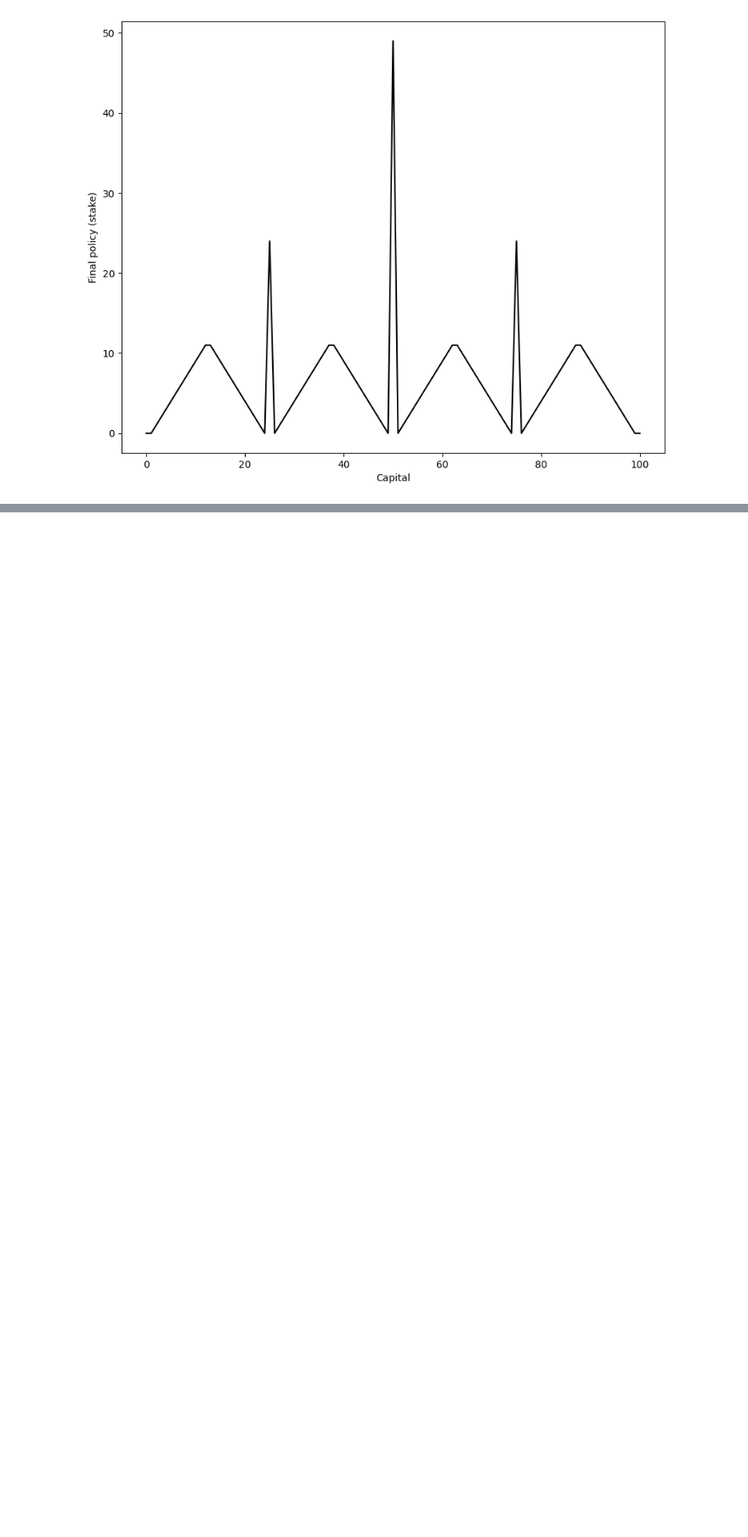
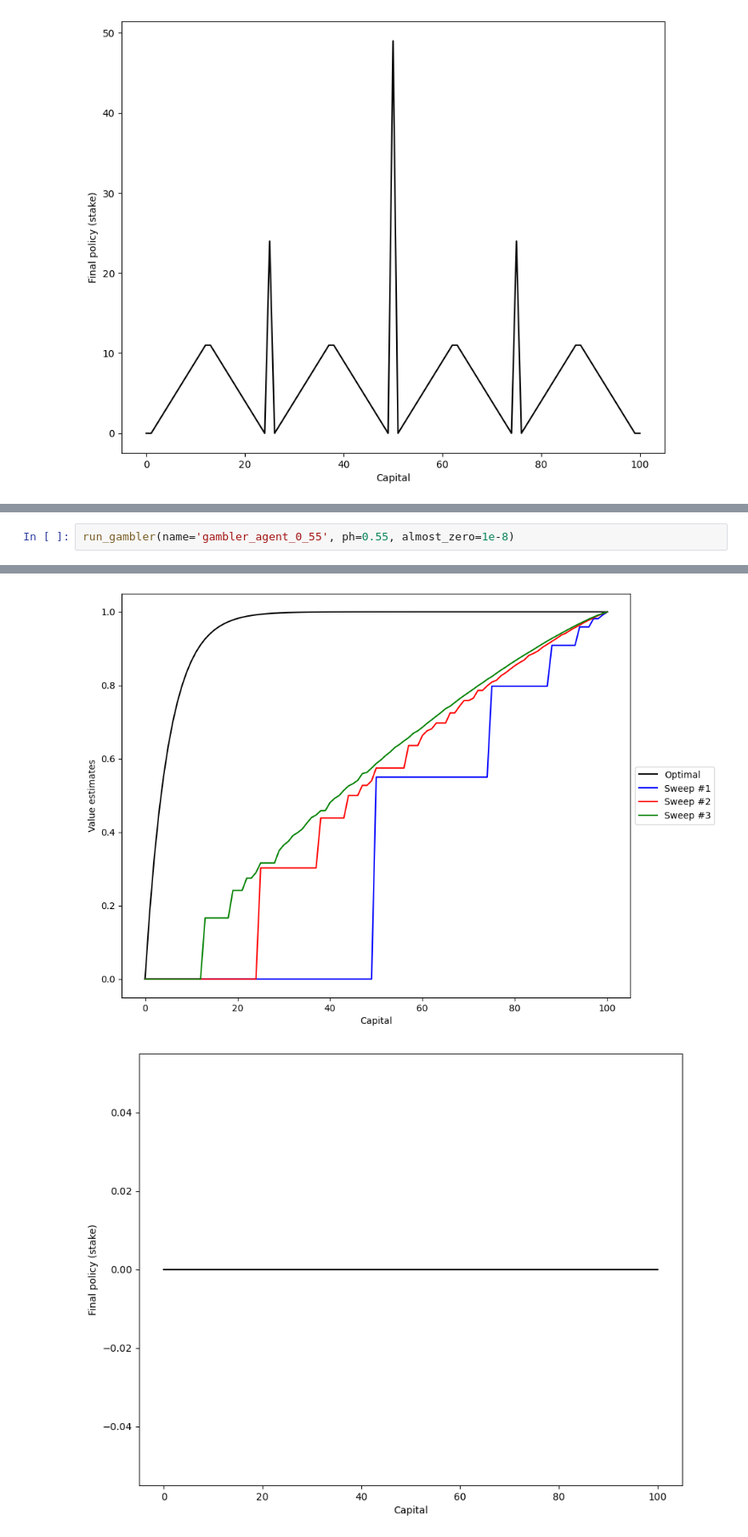
Before and after one commit to lucasbasquerotto/ml-demos, a Jupyter notebook: rl/ch04.ipynb, the cells around one changed output, grey strips where cells are left out. Shown at 85% size. Saved outputs shown, nothing was run; the diff lists cells and outputs as text; blank space fills up the shorter version.

```diff
--- a/rl/ch04.ipynb
+++ b/rl/ch04.ipynb
@@ -1343,0 +1368,3 @@ Finished at 17:38:30
+# %%
+run_gambler(name='gambler_agent_0_55', ph=0.55, almost_zero=1e-8)
+# %% [output]
@@ -1343,0 +1388,2 @@ Finished at 17:38:30
+[figure, added]
+[figure, added]
```
Also changed, not shown: parts of 6 cells of this notebook.
